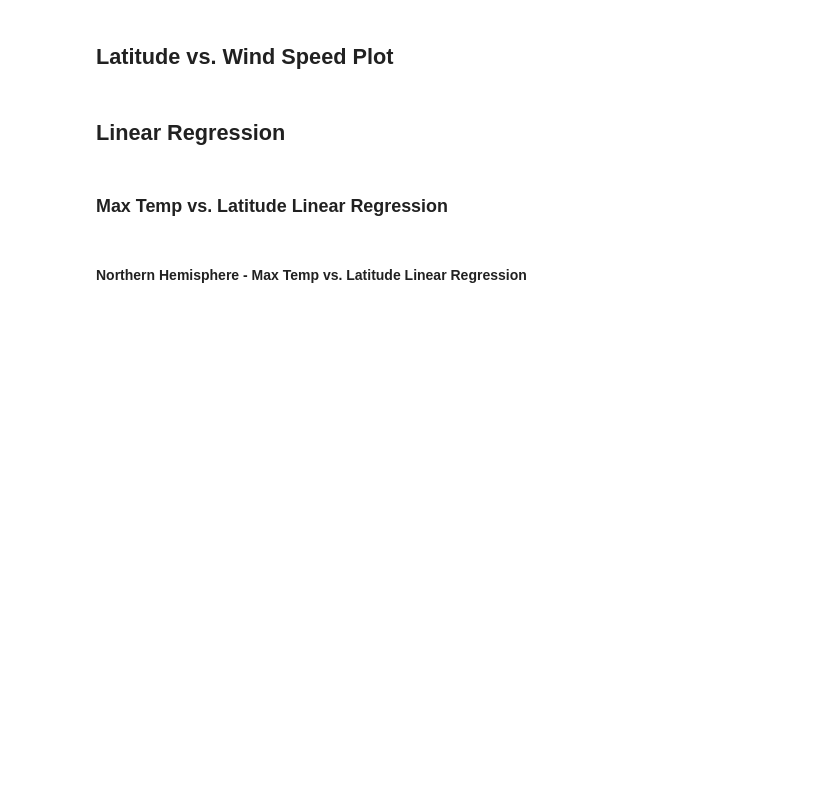
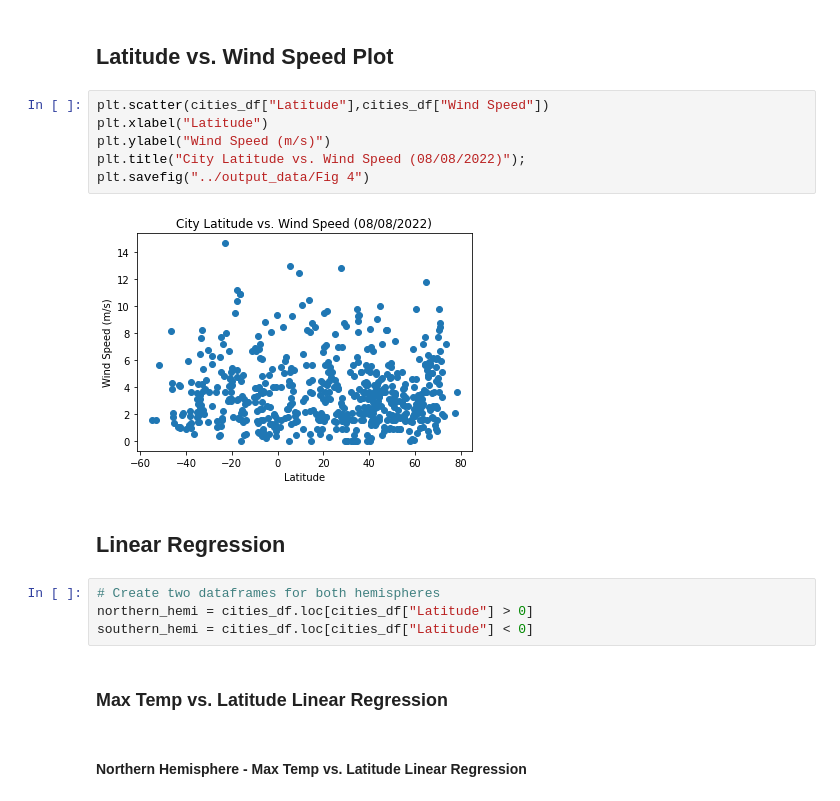
Before and after one commit to Ba1lina/World_Weather_Analysis, a Jupyter notebook: WeatherPy/WeatherPy.ipynb, the cells around one changed output. Cells and saved outputs as stored; diff of their text form; blank space fills up the shorter version.

```diff
--- a/WeatherPy/WeatherPy.ipynb
+++ b/WeatherPy/WeatherPy.ipynb
@@ -177,7 +205,19 @@ The above scatter plot indicates that as cities get closer to the equator, where
 # %% [markdown]
 ## Latitude vs. Wind Speed Plot
+# %%
+plt.scatter(cities_df["Latitude"],cities_df["Wind Speed"])
+plt.xlabel("Latitude")
+plt.ylabel("Wind Speed (m/s)")
+plt.title("City Latitude vs. Wind Speed (08/08/2022)");
+plt.savefig("../output_data/Fig 4")
+# %% [output]
+[figure, added]
 # %% [markdown]
 ## Linear Regression
+# %%
+# Create two dataframes for both hemispheres
+northern_hemi = cities_df.loc[cities_df["Latitude"] > 0]
+southern_hemi = cities_df.loc[cities_df["Latitude"] < 0]
 # %% [markdown]
 ###  Max Temp vs. Latitude Linear Regression
 # %% [markdown]
```
Also changed, not shown: parts of 6 cells of this notebook, 4 other files.
